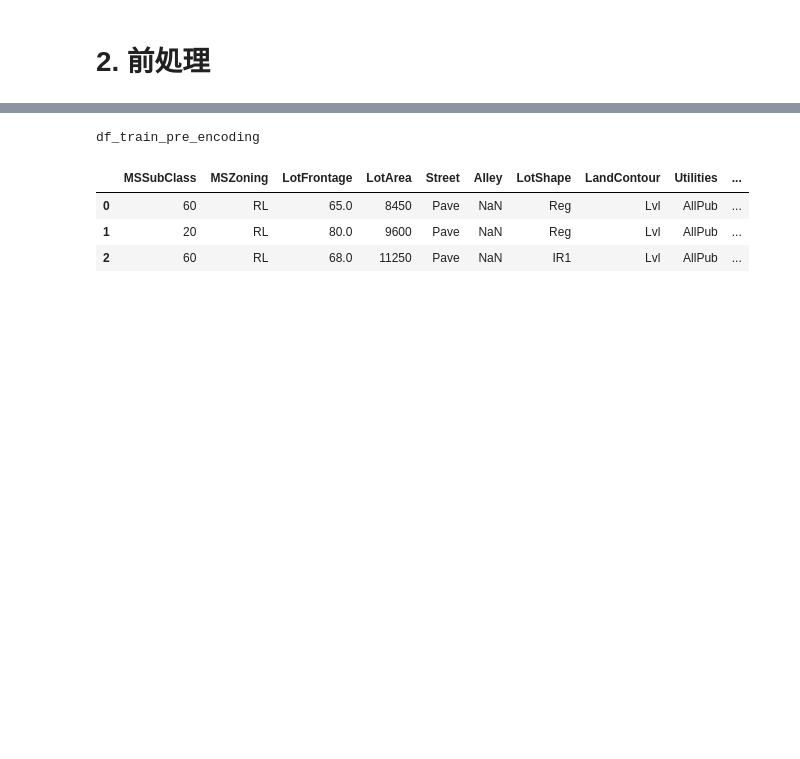
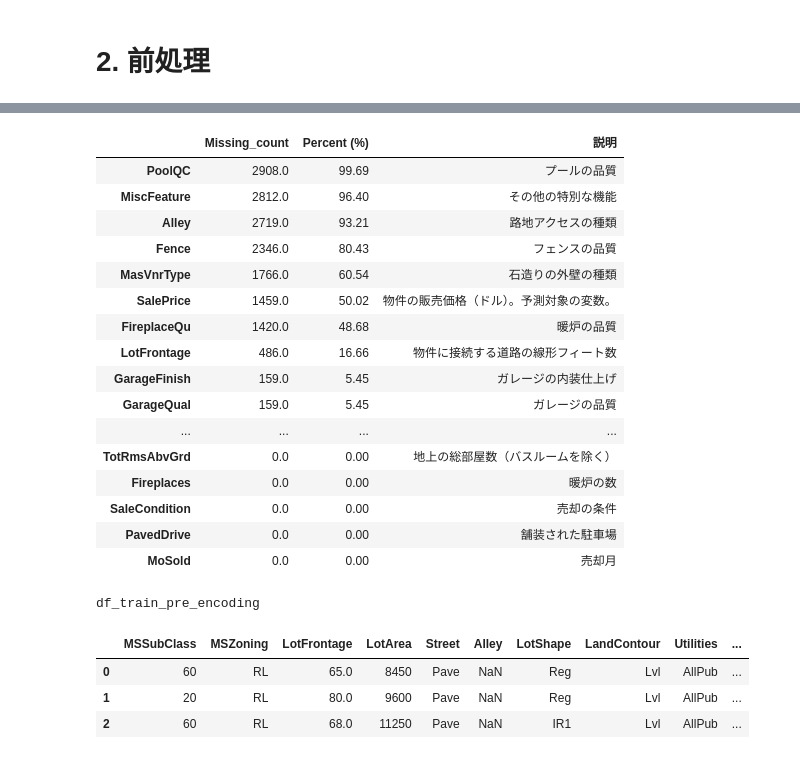
Before and after one commit to T0bbuT/kaggle_house_price, a Jupyter notebook: re-analysis.ipynb, the cells around one changed output, grey strips where cells are left out. Saved outputs shown, nothing was run; the diff lists cells and outputs as text; code cells hidden in the pictures; blank space fills up the shorter version.

Commit message:
欠損値処理に取組中 ・次は…欠損値についてまとめた表とydata_profilingのレポートを眺めながら各特徴量の欠損値への処理を決め、実際にその処理を行う

```diff
--- a/re-analysis.ipynb
+++ b/re-analysis.ipynb
@@ -233 +203,45 @@ fig.show()
+# %%
+# 欠損値処理(訓練データ、テストデータ)
+df_all_data = pd.concat([df_train, df_test])
+
+df_missing_values_count = df_all_data.isna().sum()
+df_missing_values_table = pd.DataFrame(
+    {
+        "Missing_count": df_missing_values_count,
+        "Percent (%)": round(df_missing_values_count / len(df_all_data) * 100, 2)
+    }
+).sort_values("Missing_count", ascending=False)
+
+# chatGPTに作ってもらった各特徴量の説明をまとめたcsvを読み込む
+df_data_description = pd.read_csv(
+    "data_description/data_descripsion_simple_jp.csv", index_col=0
+)
+# 各特徴量の欠損値に関する表と、各特徴量の説明に関する表を結合
+df_missing_value_description = pd.concat([df_missing_values_table, df_data_description], axis=1)
+# csvに出力。これとydata_profilingのレポートを眺めながら各欠損値をどう処理するか考える。
+if not os.path.exists("missing_value"):
+    os.makedirs("missing_value")
+df_missing_value_description.to_csv(
+    "missing_value/missing_value_processing.csv", encoding="utf-8_sig"
+)
+
+display(df_missing_value_description.head(40))
+# %% [output]
+|  | Missing_count | Percent (%) | 説明 |
+| PoolQC | 2908.0 | 99.69 | プールの品質 |
+| MiscFeature | 2812.0 | 96.40 | その他の特別な機能 |
+| Alley | 2719.0 | 93.21 | 路地アクセスの種類 |
+| Fence | 2346.0 | 80.43 | フェンスの品質 |
+| MasVnrType | 1766.0 | 60.54 | 石造りの外壁の種類 |
+| SalePrice | 1459.0 | 50.02 | 物件の販売価格（ドル）。予測対象の変数。 |
+| FireplaceQu | 1420.0 | 48.68 | 暖炉の品質 |
+| LotFrontage | 486.0 | 16.66 | 物件に接続する道路の線形フィート数 |
+| GarageFinish | 159.0 | 5.45 | ガレージの内装仕上げ |
+| GarageQual | 159.0 | 5.45 | ガレージの品質 |
+| ... | ... | ... | ... |
+| TotRmsAbvGrd | 0.0 | 0.00 | 地上の総部屋数（バスルームを除く） |
+| Fireplaces | 0.0 | 0.00 | 暖炉の数 |
+| SaleCondition | 0.0 | 0.00 | 売却の条件 |
+| PavedDrive | 0.0 | 0.00 | 舗装された駐車場 |
+| MoSold | 0.0 | 0.00 | 売却月 |
 # %%
```
Also changed, not shown: parts of 6 cells of this notebook, 4 other files.
